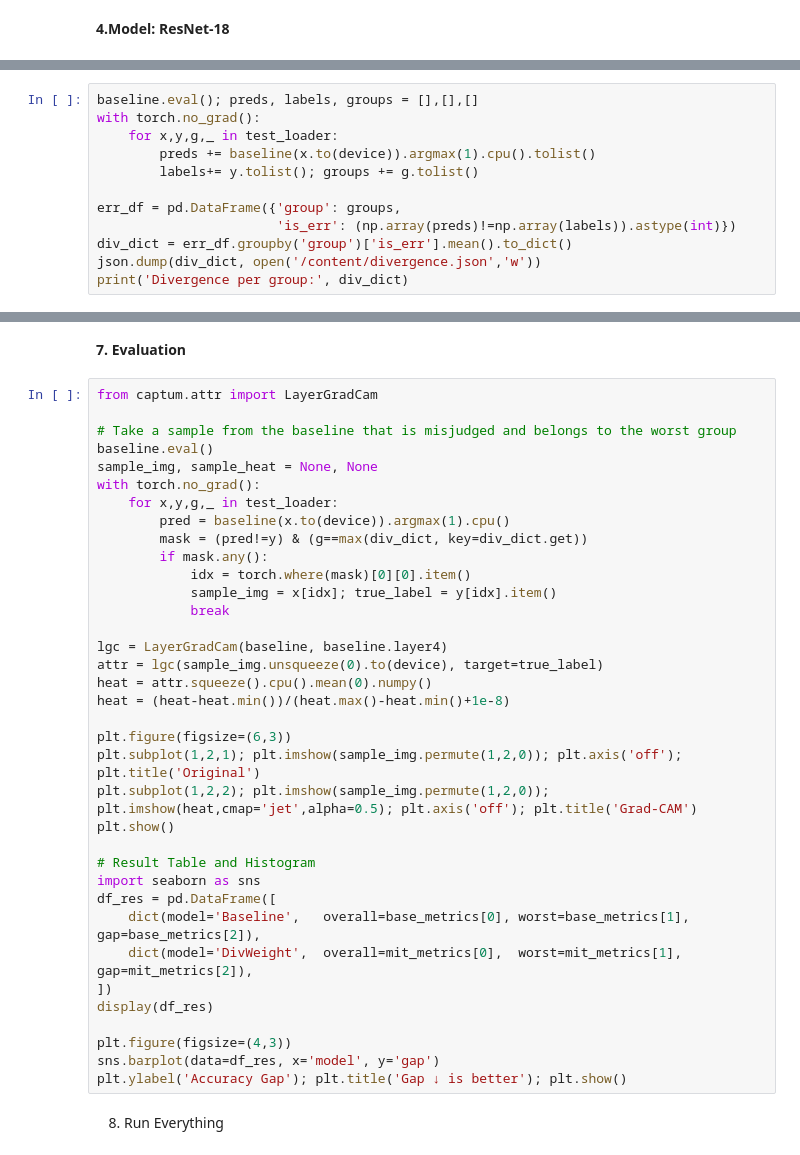
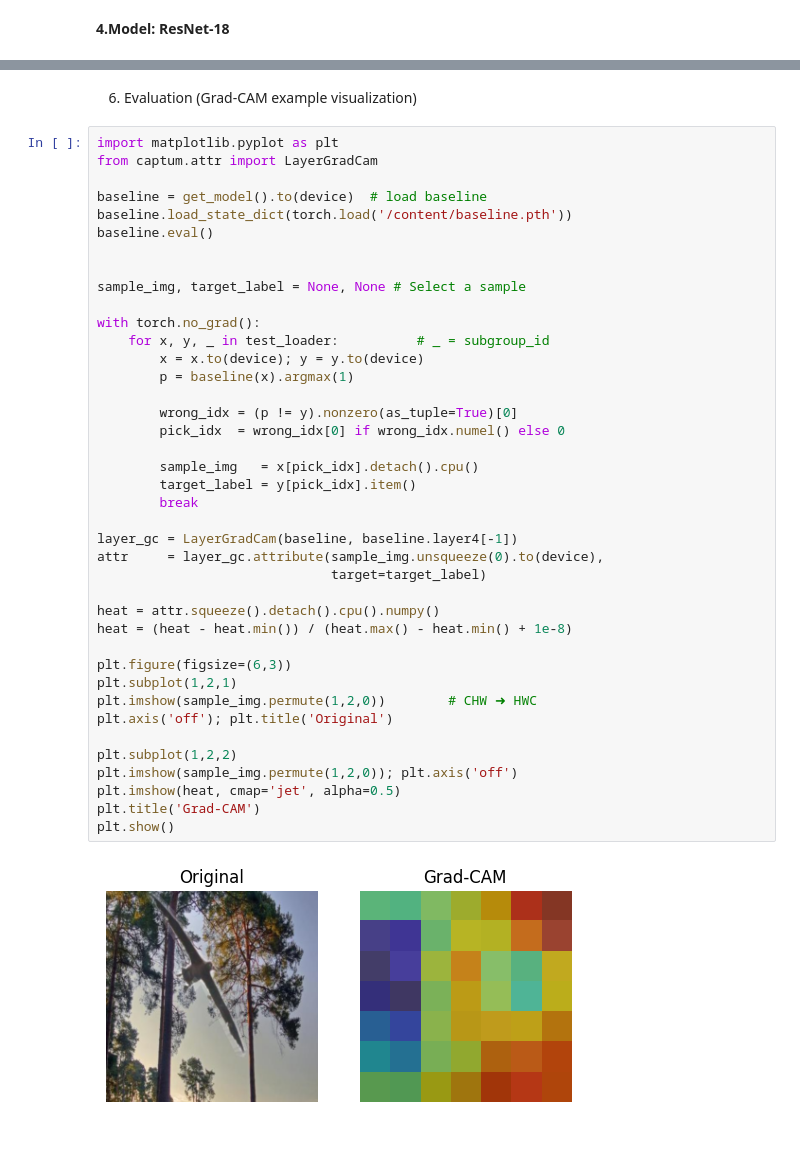
Before and after one commit to TheS1n233/Project3-Automatic-Subgroup-Identifcation-andMitigation-of-Biases-of-ML-Models, a Jupyter notebook: P3_baseline.ipynb, the cells around one changed output, grey strips where cells are left out. Cells and saved outputs as stored; diff of their text form.

```diff
--- a/P3_baseline.ipynb
+++ b/P3_baseline.ipynb
@@ -220,12 +259,0 @@ KeyboardInterrupt:
-# %%
-baseline.eval(); preds, labels, groups = [],[],[]
-with torch.no_grad():
-    for x,y,g,_ in test_loader:
-        preds += baseline(x.to(device)).argmax(1).cpu().tolist()
-        labels+= y.tolist(); groups += g.tolist()
-
-err_df = pd.DataFrame({'group': groups,
-                       'is_err': (np.array(preds)!=np.array(labels)).astype(int)})
-div_dict = err_df.groupby('group')['is_err'].mean().to_dict()
-json.dump(div_dict, open('/content/divergence.json','w'))
-print('Divergence per group:', div_dict)
@@ -258,40 +314,44 @@ print('Mitigation overall %.3f  worst %.3f  gap %.3f' % mit_metrics)
-# %% [markdown]
-**7. Evaluation**
+# %% [markdown]
+ 6. Evaluation (Grad-CAM example visualization)
 # %%
+import matplotlib.pyplot as plt
 from captum.attr import LayerGradCam
 
-# Take a sample from the baseline that is misjudged and belongs to the worst group
+baseline = get_model().to(device)  # load baseline
+baseline.load_state_dict(torch.load('/content/baseline.pth'))
 baseline.eval()
-sample_img, sample_heat = None, None
+
+
+sample_img, target_label = None, None # Select a sample
+
 with torch.no_grad():
-    for x,y,g,_ in test_loader:
-        pred = baseline(x.to(device)).argmax(1).cpu()
-        mask = (pred!=y) & (g==max(div_dict, key=div_dict.get))
-        if mask.any():
-            idx = torch.where(mask)[0][0].item()
-            sample_img = x[idx]; true_label = y[idx].item()
-            break
+    for x, y, _ in test_loader:          # _ = subgroup_id
+        x = x.to(device); y = y.to(device)
+        p = baseline(x).argmax(1)
 
-lgc = LayerGradCam(baseline, baseline.layer4)
-attr = lgc(sample_img.unsqueeze(0).to(device), target=true_label)
-heat = attr.squeeze().cpu().mean(0).numpy()
-heat = (heat-heat.min())/(heat.max()-heat.min()+1e-8)
+        wrong_idx = (p != y).nonzero(as_tuple=True)[0]
+        pick_idx  = wrong_idx[0] if wrong_idx.numel() else 0
+
+        sample_img   = x[pick_idx].detach().cpu()
+        target_label = y[pick_idx].item()
+        break
+
+layer_gc = LayerGradCam(baseline, baseline.layer4[-1])
+attr     = layer_gc.attribute(sample_img.unsqueeze(0).to(device),
+                              target=target_label)
+
+heat = attr.squeeze().detach().cpu().numpy()
+heat = (heat - heat.min()) / (heat.max() - heat.min() + 1e-8)
 
 plt.figure(figsize=(6,3))
-plt.subplot(1,2,1); plt.imshow(sample_img.permute(1,2,0)); plt.axis('off'); plt.title('Original')
-plt.subplot(1,2,2); plt.imshow(sample_img.permute(1,2,0)); plt.imshow(heat,cmap='jet',alpha=0.5); plt.axis('off'); plt.title('Grad-CAM')
+plt.subplot(1,2,1)
+plt.imshow(sample_img.permute(1,2,0))        # CHW ➜ HWC
+plt.axis('off'); plt.title('Original')
+
+plt.subplot(1,2,2)
+plt.imshow(sample_img.permute(1,2,0)); plt.axis('off')
+plt.imshow(heat, cmap='jet', alpha=0.5)
+plt.title('Grad-CAM')
 plt.show()
-
-# Result Table and Histogram
-import seaborn as sns
-df_res = pd.DataFrame([
-    dict(model='Baseline',   overall=base_metrics[0], worst=base_metrics[1], gap=base_metrics[2]),
-    dict(model='DivWeight',  overall=mit_metrics[0],  worst=mit_metrics[1],  gap=mit_metrics[2]),
-])
-display(df_res)
-
-plt.figure(figsize=(4,3))
-sns.barplot(data=df_res, x='model', y='gap')
-plt.ylabel('Accuracy Gap'); plt.title('Gap ↓ is better'); plt.show()
+# %% [output]
+[figure, added]
-# %% [markdown]
-8. Run Everything
```
Also changed, not shown: parts of 14 cells of this notebook.
